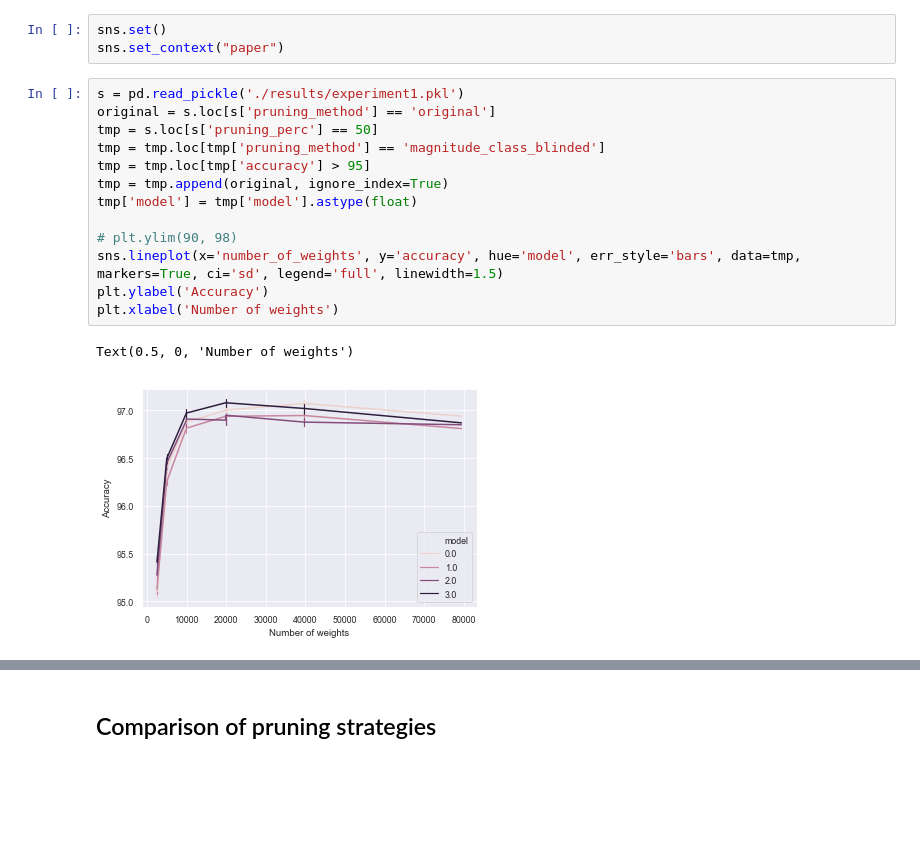
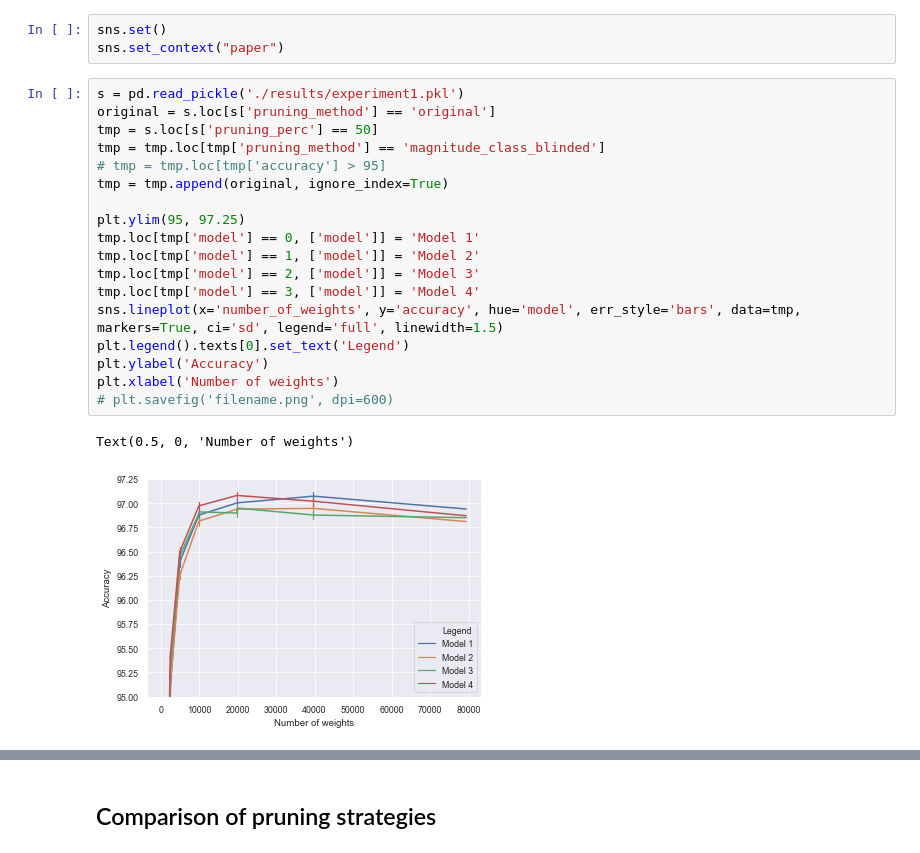
Before and after one commit to pauleon2/pruning-nn, a Jupyter notebook: evaluation.ipynb, the cells around one changed output, grey strips where cells are left out. Drawn from its saved outputs; the diff is of its cells as text; blank space fills up the shorter version.

```diff
--- a/evaluation.ipynb
+++ b/evaluation.ipynb
@@ -10,16 +10,21 @@ sns.set_context("paper")
 # %%
 s = pd.read_pickle('./results/experiment1.pkl')
 original = s.loc[s['pruning_method'] == 'original']
 tmp = s.loc[s['pruning_perc'] == 50]
 tmp = tmp.loc[tmp['pruning_method'] == 'magnitude_class_blinded']
-tmp = tmp.loc[tmp['accuracy'] > 95]
+# tmp = tmp.loc[tmp['accuracy'] > 95]
 tmp = tmp.append(original, ignore_index=True)
-tmp['model'] = tmp['model'].astype(float)
 
-# plt.ylim(90, 98)
+plt.ylim(95, 97.25)
+tmp.loc[tmp['model'] == 0, ['model']] = 'Model 1'
+tmp.loc[tmp['model'] == 1, ['model']] = 'Model 2'
+tmp.loc[tmp['model'] == 2, ['model']] = 'Model 3'
+tmp.loc[tmp['model'] == 3, ['model']] = 'Model 4'
 sns.lineplot(x='number_of_weights', y='accuracy', hue='model', err_style='bars', data=tmp, markers=True, ci='sd', legend='full', linewidth=1.5)
+plt.legend().texts[0].set_text('Legend')
 plt.ylabel('Accuracy')
 plt.xlabel('Number of weights')
+# plt.savefig('filename.png', dpi=600)
 # %% [output]
 Text(0.5, 0, 'Number of weights')
-[figure, old version]
+[figure, new version]
```
Also changed, not shown: parts of 18 cells of this notebook, 4 other files.
